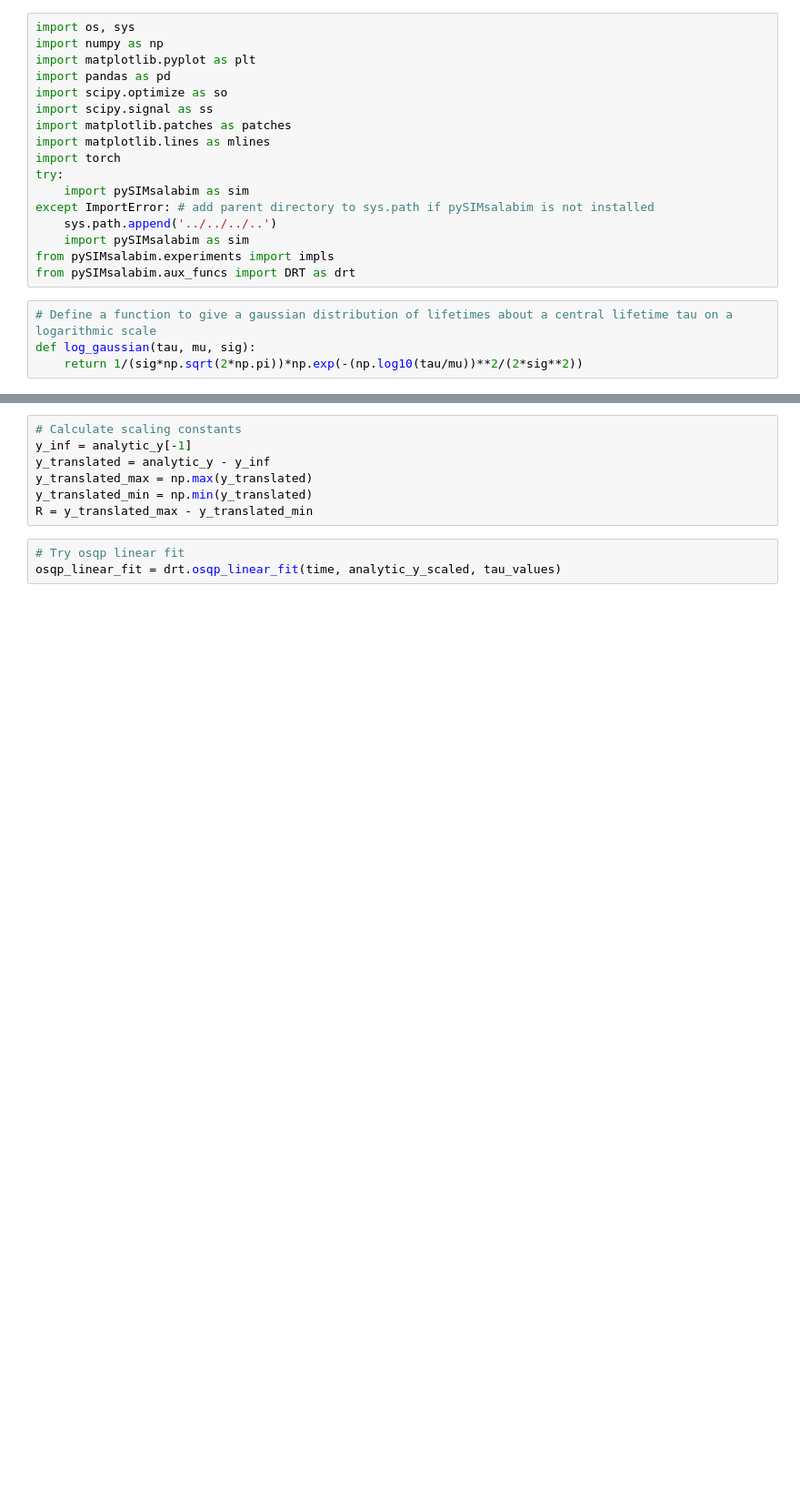
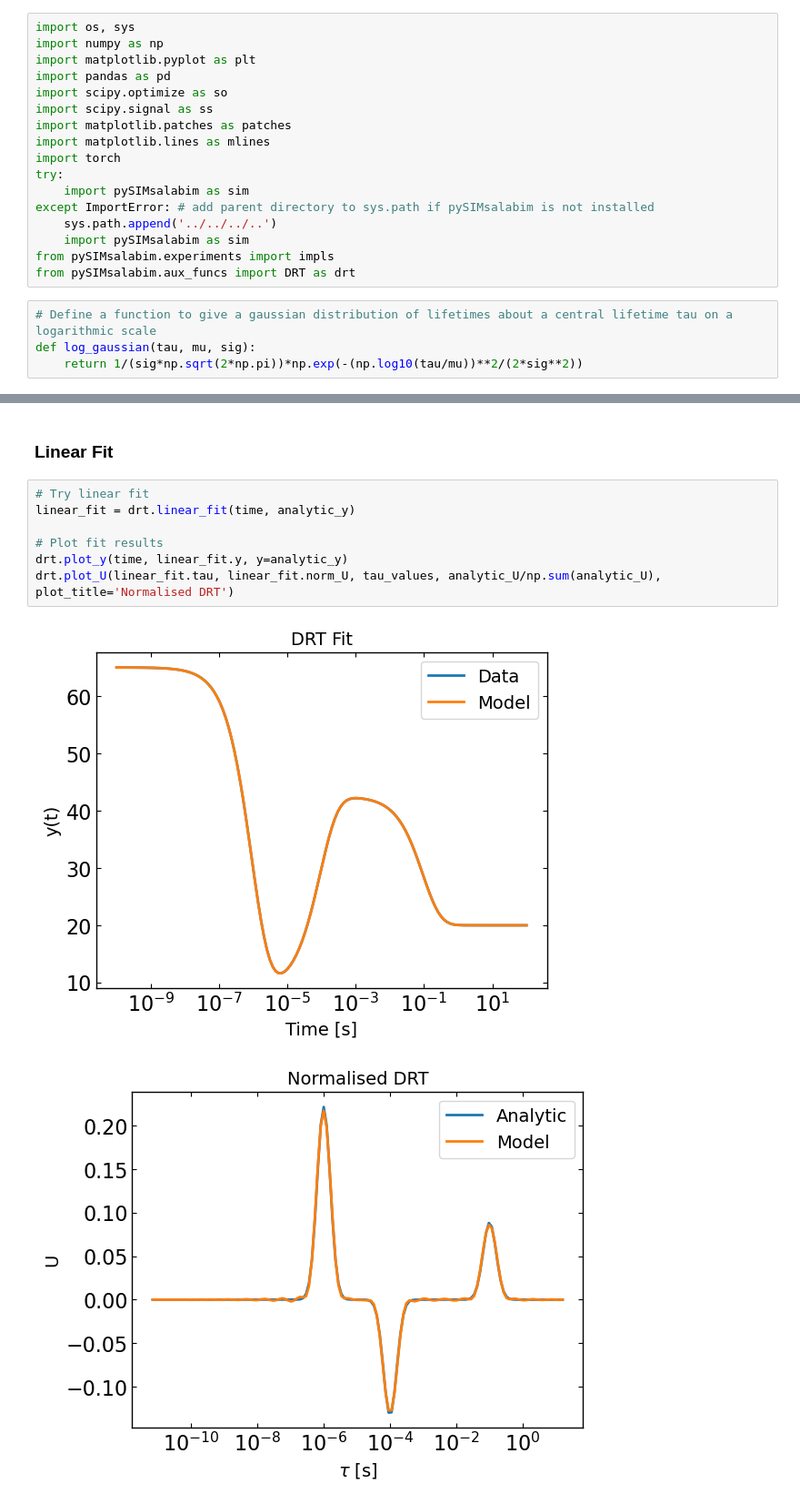
Before and after one commit to joshedmundson/pySIMsalabim, a Jupyter notebook: Notebooks/Projects/Den RT/DRT Module Test/DRT_test.ipynb, the cells around one changed output, grey strips where cells are left out. Shown at 91% size. Drawn from its saved outputs; the diff is of its cells as text; blank space fills up the shorter version.

```diff
--- a/Notebooks/Projects/Den RT/DRT Module Test/DRT_test.ipynb
+++ b/Notebooks/Projects/Den RT/DRT Module Test/DRT_test.ipynb
@@ -55,10 +60,12 @@ plt.show()
-# %%
-# Calculate scaling constants
-y_inf = analytic_y[-1]
-y_translated = analytic_y - y_inf
-y_translated_max = np.max(y_translated)
-y_translated_min = np.min(y_translated)
-R = y_translated_max - y_translated_min
+# %% [markdown]
+### Linear Fit
 # %%
-# Try osqp linear fit
-osqp_linear_fit = drt.osqp_linear_fit(time, analytic_y_scaled, tau_values)
+# Try linear fit
+linear_fit = drt.linear_fit(time, analytic_y)
+
+# Plot fit results
+drt.plot_y(time, linear_fit.y, y=analytic_y)
+drt.plot_U(linear_fit.tau, linear_fit.norm_U, tau_values, analytic_U/np.sum(analytic_U), plot_title='Normalised DRT')
+# %% [output]
+[figure, added]
+[figure, added]
```
Also changed, not shown: parts of 19 cells of this notebook.
